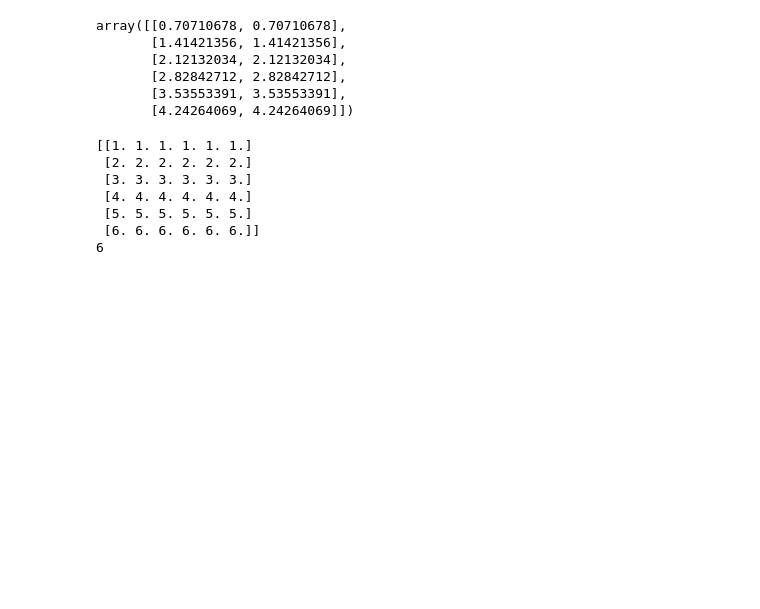
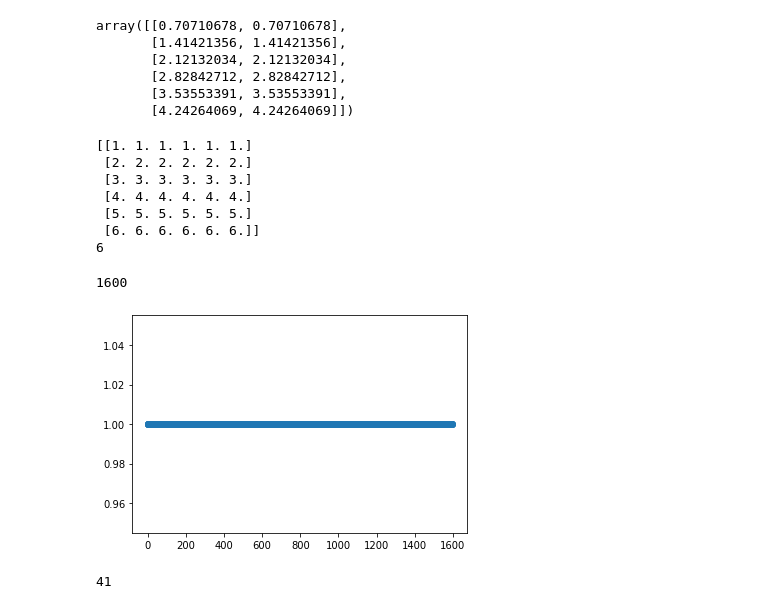
Before and after one commit to olivierleblanc/diffusercam, a Jupyter notebook: bernat/wavelets.ipynb, the cells around one changed output. Drawn from its saved outputs; the diff is of its cells as text; code cells hidden in the pictures; blank space fills up the shorter version.

```diff
--- a/bernat/wavelets.ipynb
+++ b/bernat/wavelets.ipynb
@@ -166,3 +169,33 @@ print(a_new.size)
  [5. 5. 5. 5. 5. 5.]
  [6. 6. 6. 6. 6. 6.]]
 6
+# %%
+fake_x_vector = np.array(np.ones(1596)) #so the length of a is DxD (40x40 = 1600)
+
+fake_a_coef = pywt.wavedec(fake_x_vector,'db1')
+a_vector = arrayList2vec(fake_a_coef)
+
+x_reconstructed = pywt.waverec(fake_a_coef,'db1')
+
+
+# print(a_coef)
+# print(a_vector)
+print(a_vector.size)
+# a_coef2 = vec2arrayList(a_vector, [0,0,0])
+# print(a_coef2)
+
+plt.plot(x_reconstructed,'o')
+plt.show()
+# %% [output]
+1600
+[figure, added]
+# %%
+fake_x_vector = np.array(np.ones(37)) #so the length of a is DxD (40x40 = 1600)
+
+fake_a_coef = pywt.wavedec(fake_x_vector,'db1')
+
+a_vector = arrayList2vec(fake_a_coef)
+
+print(a_vector.size)
+# %% [output]
+41
```
Also changed, not shown: parts of 6 cells of this notebook, 4 other files.
